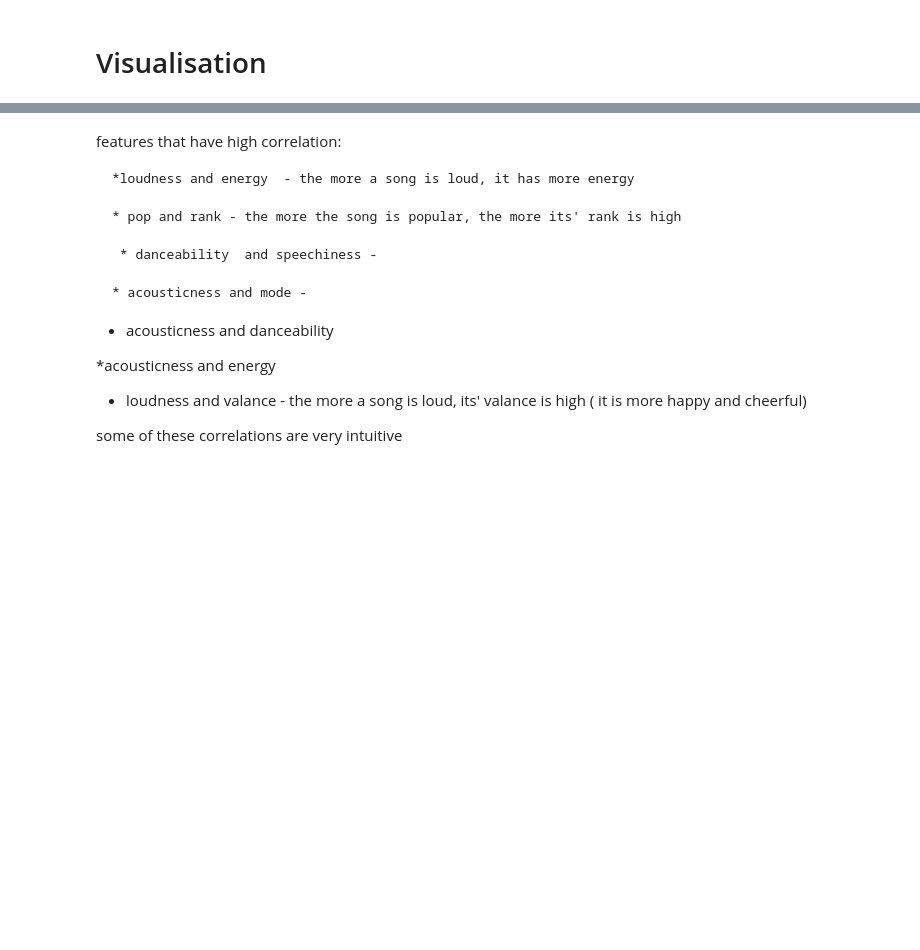
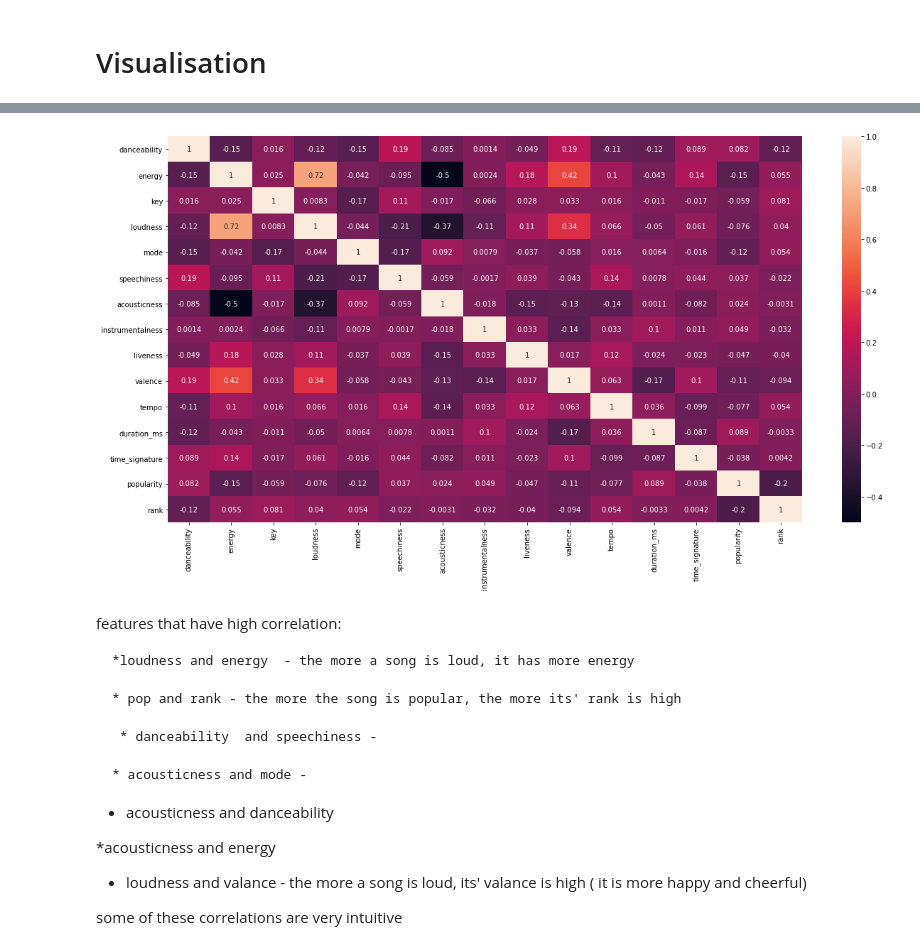
Before and after one commit to BabyBlue555/firstYear-semA-project, a Jupyter notebook: get-good-track-id.ipynb, the cells around one changed output, grey strips where cells are left out. Drawn from its saved outputs; the diff is of its cells as text; code cells hidden in the pictures; blank space fills up the shorter version.

```diff
--- a/get-good-track-id.ipynb
+++ b/get-good-track-id.ipynb
@@ -337,8 +665,11 @@ numerical_features=['danceability','energy', 'key', 'loudness', 'mode', 'speechi
 # %%
 train_numeric=X_train[numerical_features]
 # %%
+#checking correlation between numericals
 plt.figure(figsize=(20,10))
-sns.heatmap(X_train[columns=[numerical_features]].corr(),annot=True);
+sns.heatmap(train_numeric.corr(),annot=True);
+# %% [output]
+[figure, added]
 # %% [markdown]
 features that have high correlation:
 
```
Also changed, not shown: parts of 82 cells of this notebook.
